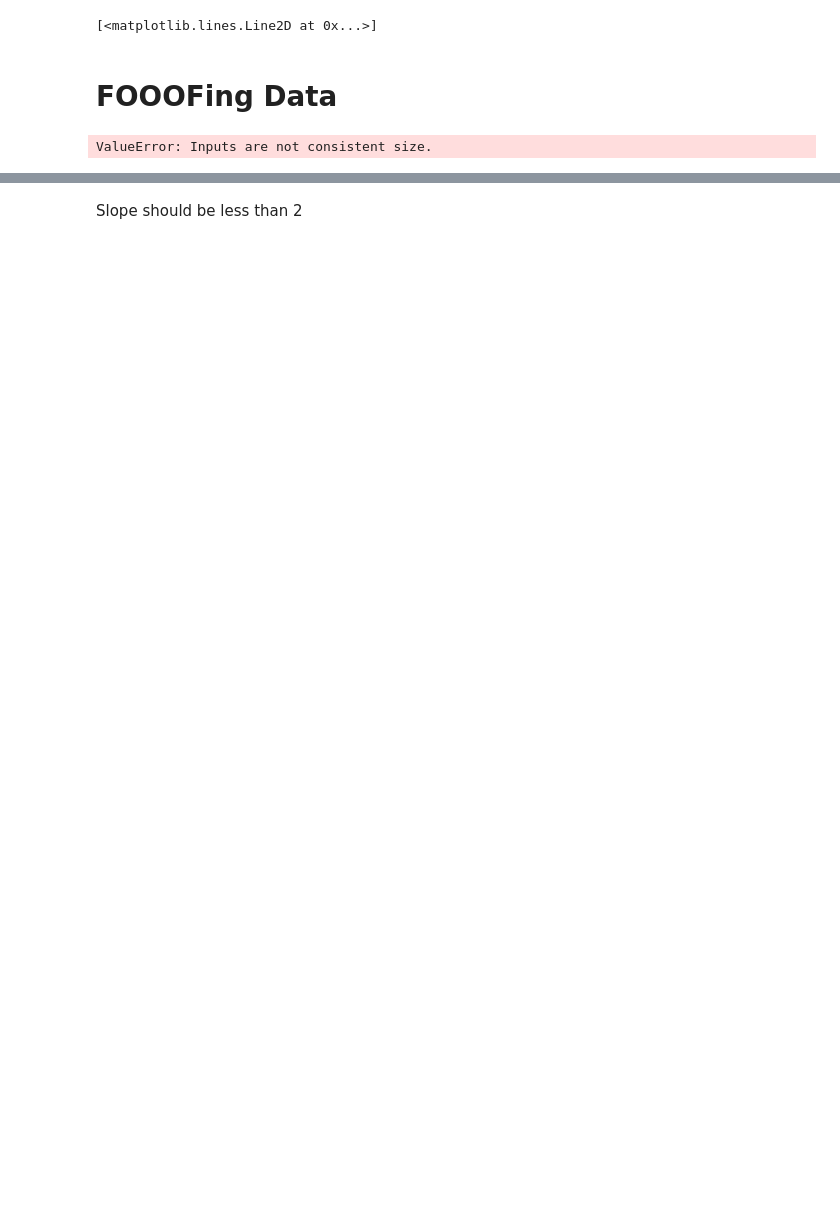
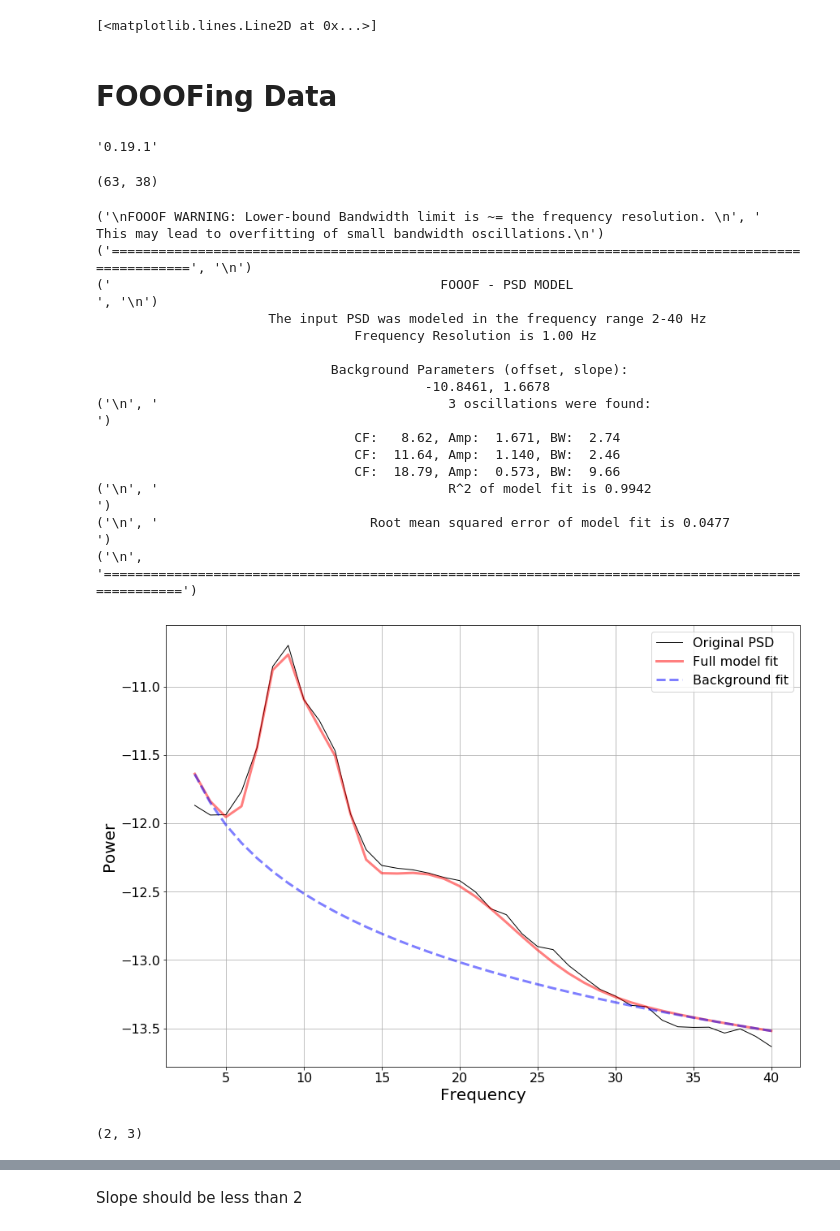
Before and after one commit to voytekresearch/EEGMapping, a Jupyter notebook: MNE-LocalData.ipynb, the cells around one changed output, grey strips where cells are left out. Cells and saved outputs as stored; diff of their text form; code cells hidden in the pictures; blank space fills up the shorter version.

```diff
--- a/MNE-LocalData.ipynb
+++ b/MNE-LocalData.ipynb
@@ -204,10 +195,35 @@ plt.plot(freqs, np.log10(psds[1, 30, :]))
+# %%
+scipy.__version__
+# %% [output]
+'0.19.1'
+# %%
+fooof_psds = np.squeeze(psds[0,:,:])
+# %%
+fooof_psds.shape
+# %% [output]
+(63, 38)
 # %%
 # Initialzing FOOOF model
 fm = FOOOF()
 
 # Setting frequency range
 freq_range = [2, 40]
 
-fm.model(freqs, psds, freq_range)
+fm.model(freqs, fooof_psds[22 , :], freq_range)
 # %% [output]
-ValueError: Inputs are not consistent size.
+('\nFOOOF WARNING: Lower-bound Bandwidth limit is ~= the frequency resolution. \n', '  This may lead to overfitting of small bandwidth oscillations.\n')
+('====================================================================================================', '\n')
+('                                          FOOOF - PSD MODEL                                         ', '\n')
+                      The input PSD was modeled in the frequency range 2-40 Hz
+                                 Frequency Resolution is 1.00 Hz
+
+                              Background Parameters (offset, slope):
+                                          -10.8461, 1.6678
+('\n', '                                     3 oscillations were found:                                     ')
+                                 CF:   8.62, Amp:  1.671, BW:  2.74
+                                 CF:  11.64, Amp:  1.140, BW:  2.46
+                                 CF:  18.79, Amp:  0.573, BW:  9.66
+('\n', '                                     R^2 of model fit is 0.9942                                     ')
+('\n', '                           Root mean squared error of model fit is 0.0477                           ')
+('\n', '====================================================================================================')
+[figure, added]
@@ -214,3 +232,7 @@ ValueError: Inputs are not consistent size.
+# %%
+b.shape
+# %% [output]
+(2, 3)
 # %%
 # Settings for FOOOF
 min_p = 0.2
```
Also changed, not shown: parts of 33 cells of this notebook.
